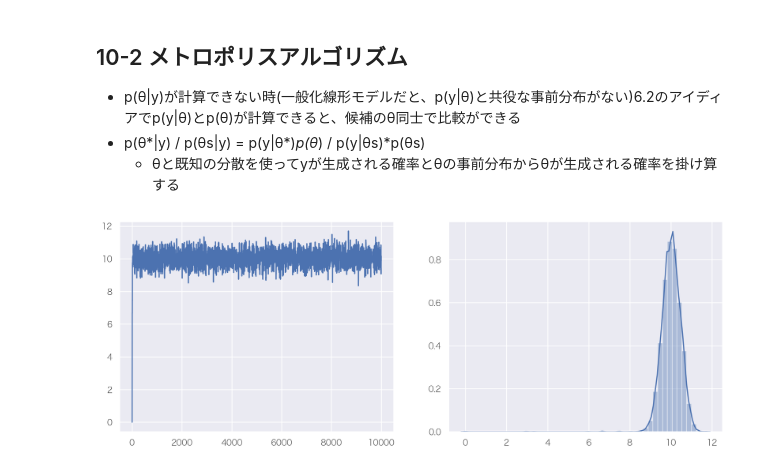
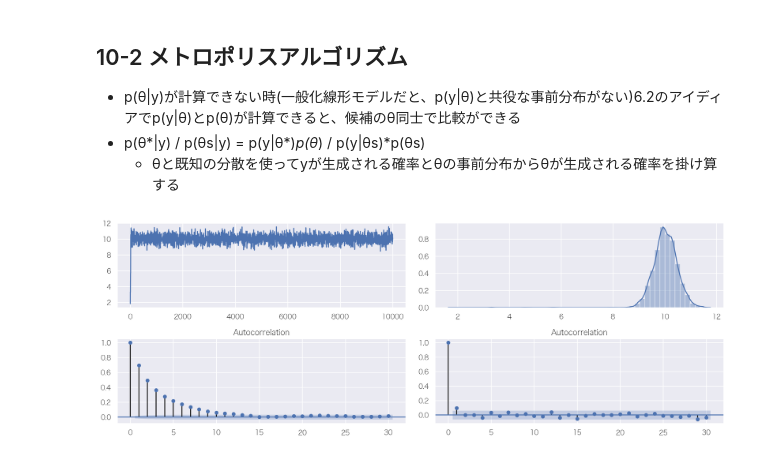
Before and after one commit to kosekitau/Statistics, a Jupyter notebook: notebook/A_First_Course_in_Bayesian_Statistical_Methods.ipynb, the cells around one changed output. Drawn from its saved outputs; the diff is of its cells as text; code cells hidden in the pictures.

```diff
--- a/notebook/A_First_Course_in_Bayesian_Statistical_Methods.ipynb
+++ b/notebook/A_First_Course_in_Bayesian_Statistical_Methods.ipynb
@@ -603,23 +603,27 @@ print(f"各回帰係数の事後標準偏差{beta.std(axis=0)}")
 # %%
 s2, t2, mu = 1, 10, 5 # 正規分布の既知の分散、事前期待値、事前分散
 y = np.array([9.37, 10.18, 9.16, 11.60, 10.33])
 theta, delta2, S = 0, 2, 10000 # 提案分布を正規分布と考えてθの初期値と分散、サンプリングする回数
 
 THETA = []
 for _ in range(S):
     # 提案分布から候補のtheta_starを生成する
     theta_star = norm.rvs(loc=theta, scale=np.sqrt(delta2))
     log_r = (sum(norm.logpdf(y, theta_star, scale=np.sqrt(s2))) +\
                 norm.logpdf(theta_star, mu, scale=np.sqrt(t2)) ) -\
             (sum(norm.logpdf(y, theta, scale=np.sqrt(s2))) +\
                 norm.logpdf(theta, mu, scale=np.sqrt(t2)) )
     # もし新しいtheta_starの方がp(θ|y)が高いならサンプリングする、低いなら捨てる
     if np.log(np.random.random_sample()) < log_r:
         theta = theta_star
     THETA.append(theta)
 THETA = np.array(THETA)
 fig = plt.figure(figsize=(14, 5), dpi=180)
-sns.lineplot(x=range(0,len(THETA)), y=THETA, ax=fig.add_subplot(121))
-sns.distplot(THETA, ax=fig.add_subplot(122));
+sns.lineplot(x=range(0,len(THETA)), y=THETA, ax=fig.add_subplot(221))
+sns.distplot(THETA, ax=fig.add_subplot(222));
+sm.graphics.tsa.plot_acf(THETA, lags=30, ax=fig.add_subplot(223));
+sm.graphics.tsa.plot_acf(THETA[::10], lags=30, ax=fig.add_subplot(224));
+fig.tight_layout()
+plt.show()
 # %% [output]
-[figure, old version]
+[figure, new version]
```
Also changed, not shown: parts of 5 cells of this notebook.
